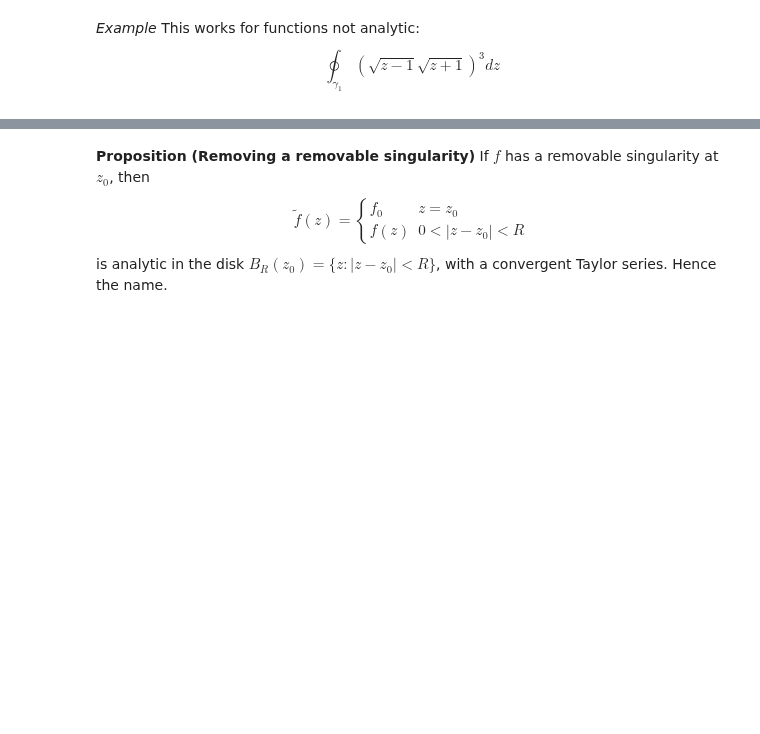
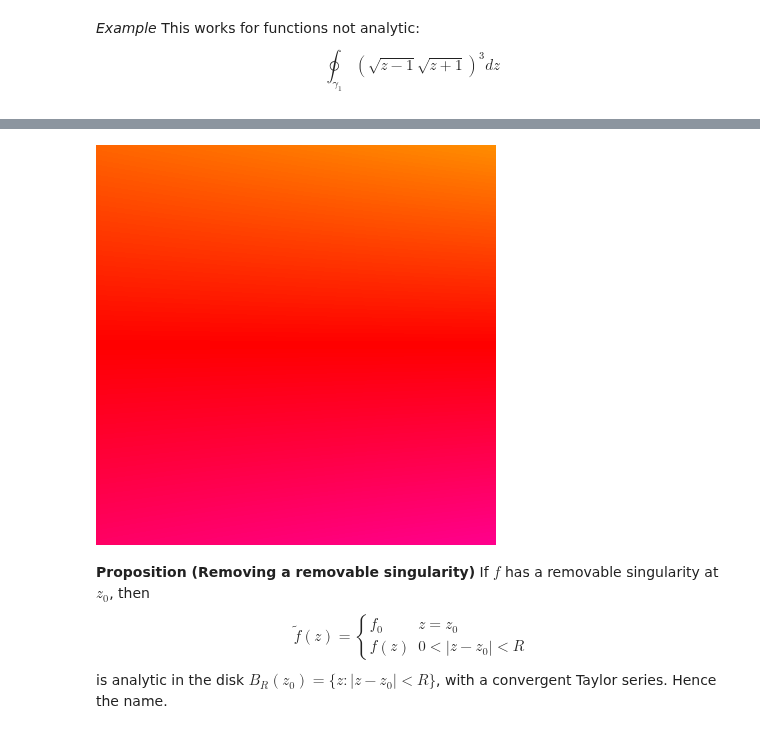
Before and after one commit to dlfivefifty/M3M6MethodsOfMathematicalPhysics, a Jupyter notebook: Lecture 5.ipynb, the cells around one changed output, grey strips where cells are left out. Saved outputs shown, nothing was run; the diff lists cells and outputs as text; code cells hidden in the pictures; blank space fills up the shorter version.

```diff
--- a/Lecture 5.ipynb
+++ b/Lecture 5.ipynb
@@ -112,3 +110,7 @@ phaseplot(f , linspace(-1,1,500), linspace(-1,1,500))
+# %%
+portrait(-1..1, -1..1, f) # no singularity appears because
+# %% [output]
+[figure, added]
 # %% [markdown]
 **Proposition (Removing a removable singularity)** If  $f$ has a removable singularity at $z_0$, then
 $$
```
Also changed, not shown: parts of 24 cells of this notebook, 1 other file.
